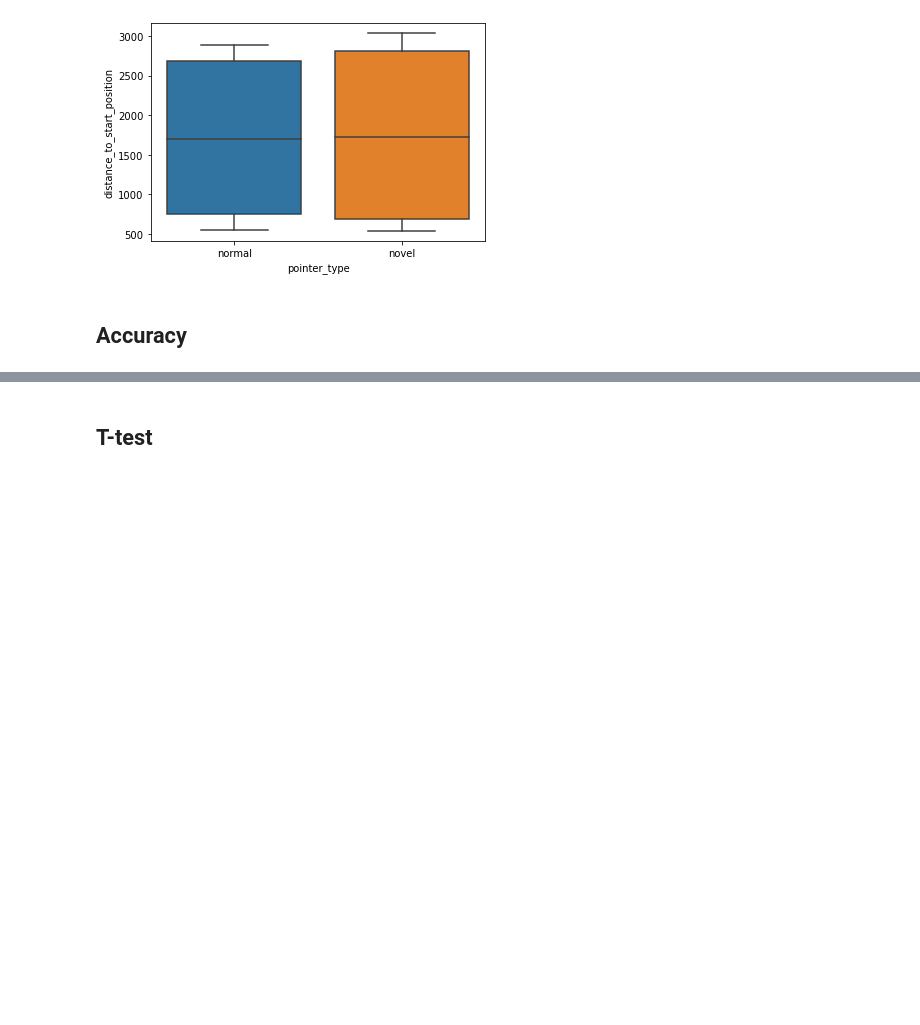
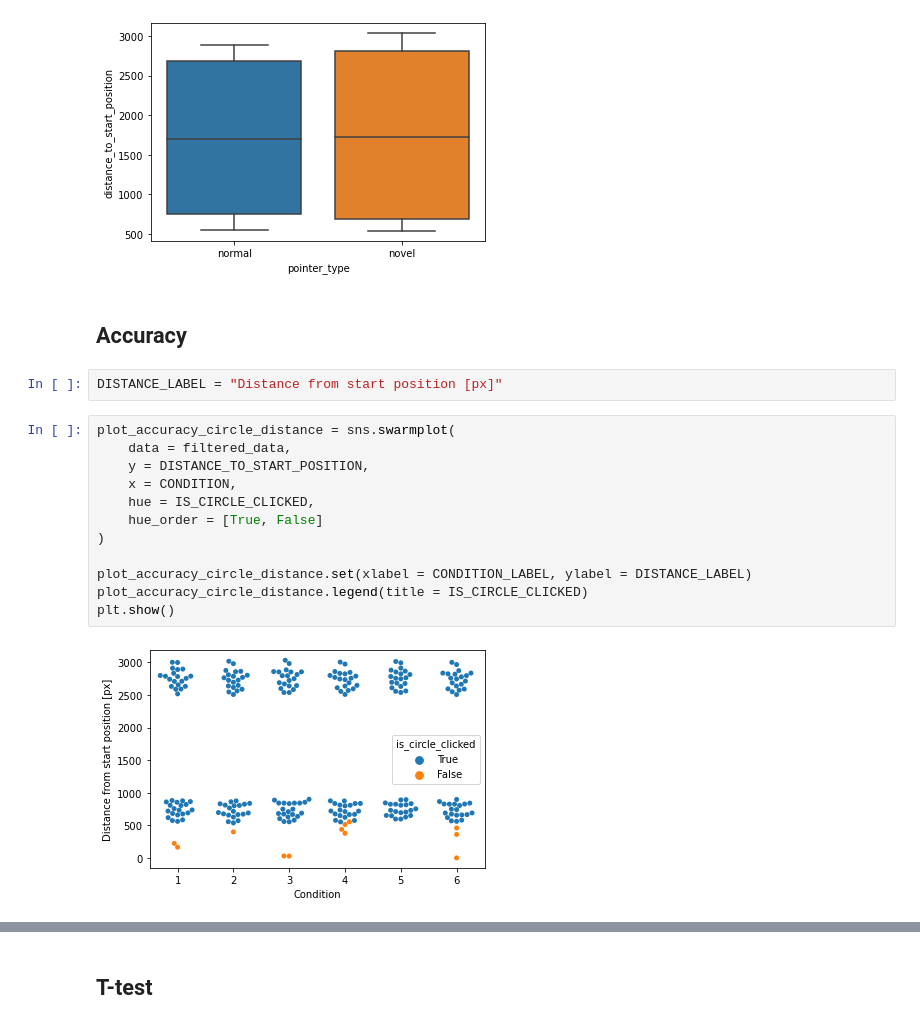
Before and after one commit to ITT-21SS-UR/assignment-04-sc, a Jupyter notebook: experiment/pointing_technique_experiment.ipynb, the cells around one changed output, grey strips where cells are left out. Saved outputs shown, nothing was run; the diff lists cells and outputs as text; blank space fills up the shorter version.

```diff
--- a/experiment/pointing_technique_experiment.ipynb
+++ b/experiment/pointing_technique_experiment.ipynb
@@ -619,4 +618,20 @@ plt.show()
 [figure]
 # %% [markdown]
 ## Accuracy
+# %%
+DISTANCE_LABEL = "Distance from start position [px]"
+# %%
+plot_accuracy_circle_distance = sns.swarmplot(
+    data = filtered_data,
+    y = DISTANCE_TO_START_POSITION,
+    x = CONDITION,
+    hue = IS_CIRCLE_CLICKED,
+    hue_order = [True, False]
+)
+
+plot_accuracy_circle_distance.set(xlabel = CONDITION_LABEL, ylabel = DISTANCE_LABEL)
+plot_accuracy_circle_distance.legend(title = IS_CIRCLE_CLICKED)
+plt.show()
+# %% [output]
+[figure, added]
 # %%
```
Also changed, not shown: parts of 12 cells of this notebook, 1 other file.
